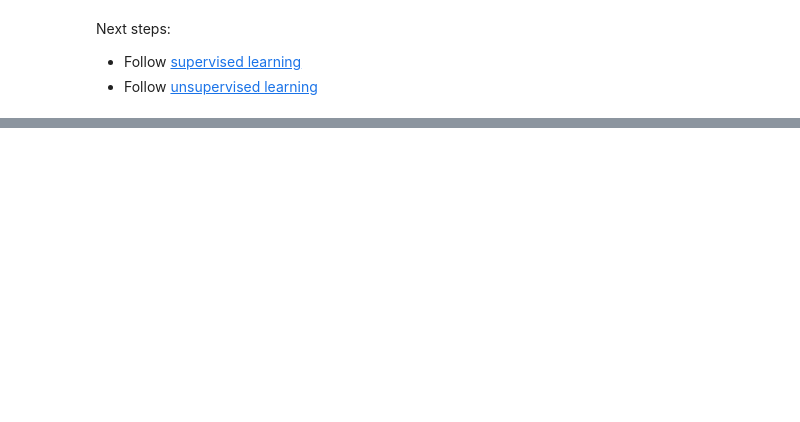
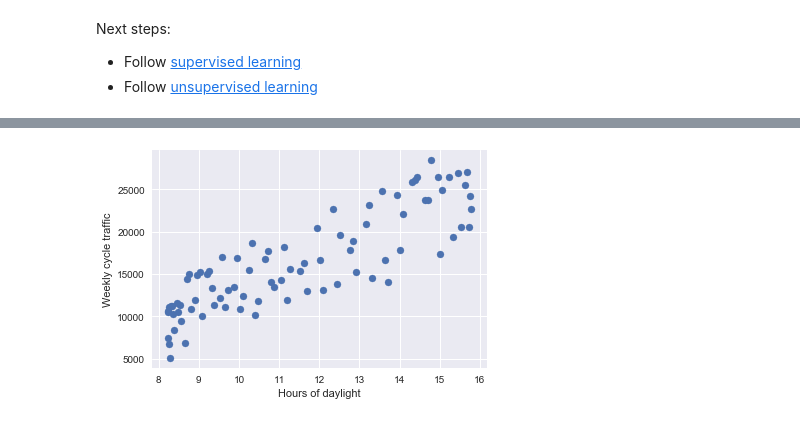
Before and after one commit to fabiangunzinger/seattle_cycling, a Jupyter notebook: seattle_cycling.ipynb, the cells around one changed output, grey strips where cells are left out. Cells and saved outputs as stored; diff of their text form; code cells hidden in the pictures; blank space fills up the shorter version.

```diff
--- a/seattle_cycling.ipynb
+++ b/seattle_cycling.ipynb
@@ -64,0 +58,8 @@ TypeError: unsupported operand type(s) for -: 'int' and 'datetime.datetime'
+# %%
+# Relationship between daylight and cycle traffic
+
+plt.scatter(weekly.daylight, weekly.total)
+plt.xlabel('Hours of daylight')
+plt.ylabel('Weekly cycle traffic');
+# %% [output]
+[figure, added]
```
Also changed, not shown: parts of 15 cells of this notebook, 1 other file.
